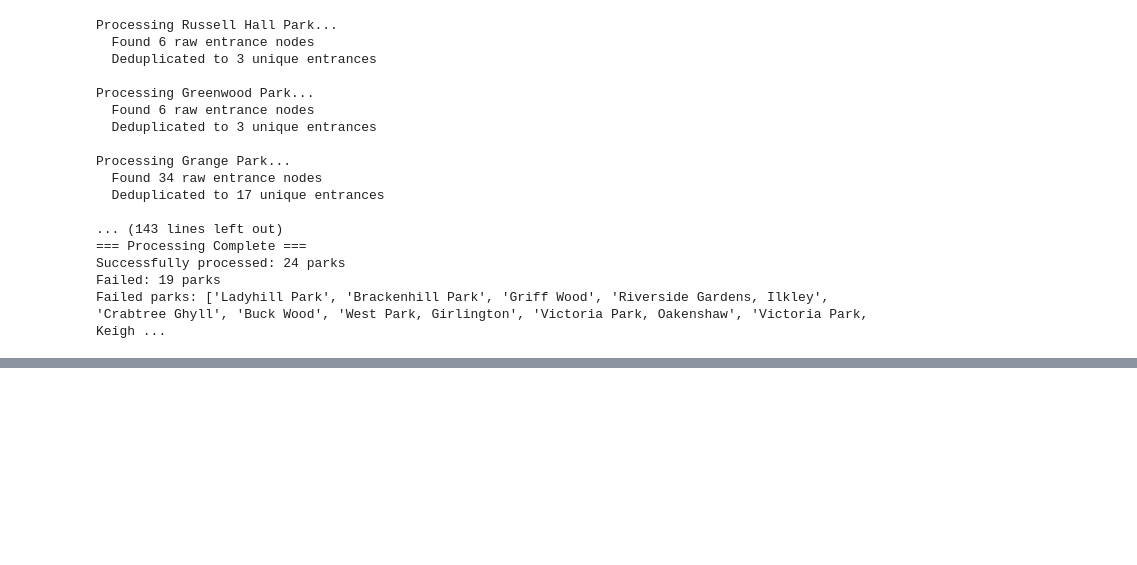
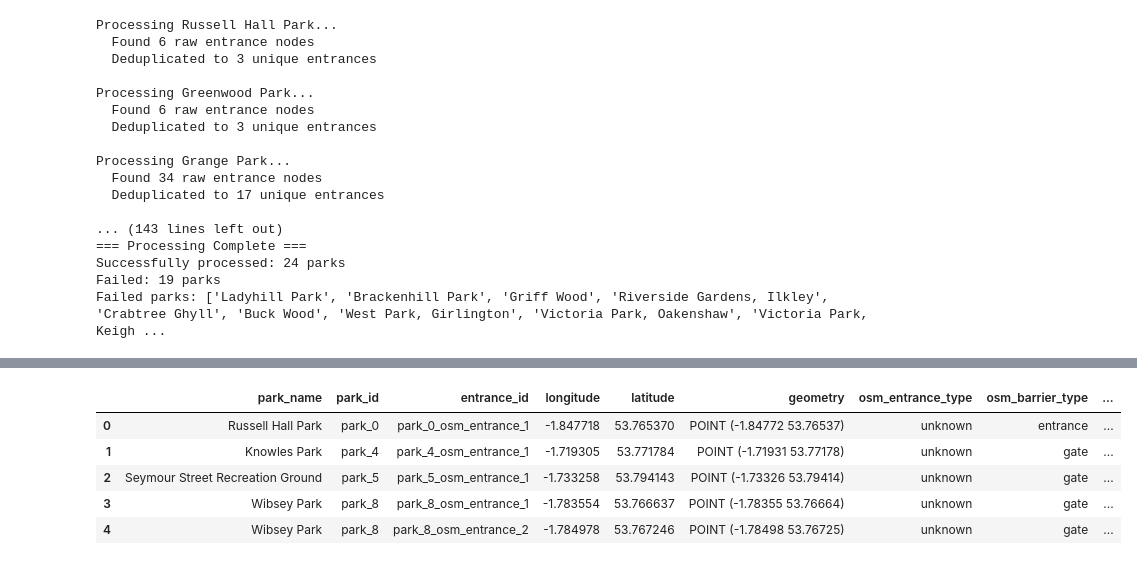
Before and after one commit to Safer-Parks/Reproducible_analysis_development, a Jupyter notebook: park_entrance_calculations.ipynb, the cells around one changed output, grey strips where cells are left out. Saved outputs shown, nothing was run; the diff lists cells and outputs as text; code cells hidden in the pictures; blank space fills up the shorter version.

```diff
--- a/park_entrance_calculations.ipynb
+++ b/park_entrance_calculations.ipynb
@@ -210,0 +324,15 @@ Results exported to: Data/park_entrances.geojson
+# %%
+# Create GeoDataFrame for OSM entrances
+if osm_results:
+    osm_results_gdf = gpd.GeoDataFrame(osm_results)
+    osm_results_gdf.crs = "OGC:CRS84"
+    print(f"\nTotal OSM entrances found: {len(osm_results_gdf)}")
+
+    # Display summary by park
+    entrance_summary = osm_results_gdf.groupby('park_name').size().reset_index(name='osm_entrance_count')
+    print("\nOSM entrances per park:")
+    for _, row in entrance_summary.iterrows():
+        print(f"  {row['park_name']}: {row['osm_entrance_count']} entrances")
+else:
+    osm_results_gdf = gpd.GeoDataFrame()
+    print("\nNo OSM entrances found for any parks")
@@ -210,0 +357,13 @@ Results exported to: Data/park_entrances.geojson
+# %%
+# Display the OSM entrances dataframe
+if not osm_results_gdf.empty:
+    display(osm_results_gdf.head())
+else:
+    print("No OSM entrances to display")
+# %% [output]
+|  | park_name | park_id | entrance_id | longitude | latitude | geometry | osm_entrance_type | osm_barrier_type | ... |
+| 0 | Russell Hall Park | park_0 | park_0_osm_entrance_1 | -1.847718 | 53.765370 | POINT (-1.84772 53.76537) | unknown | entrance | ... |
+| 1 | Knowles Park | park_4 | park_4_osm_entrance_1 | -1.719305 | 53.771784 | POINT (-1.71931 53.77178) | unknown | gate | ... |
+| 2 | Seymour Street Recreation Ground | park_5 | park_5_osm_entrance_1 | -1.733258 | 53.794143 | POINT (-1.73326 53.79414) | unknown | gate | ... |
+| 3 | Wibsey Park | park_8 | park_8_osm_entrance_1 | -1.783554 | 53.766637 | POINT (-1.78355 53.76664) | unknown | gate | ... |
+| 4 | Wibsey Park | park_8 | park_8_osm_entrance_2 | -1.784978 | 53.767246 | POINT (-1.78498 53.76725) | unknown | gate | ... |
```
Also changed, not shown: parts of 20 cells of this notebook, 2 other files.
